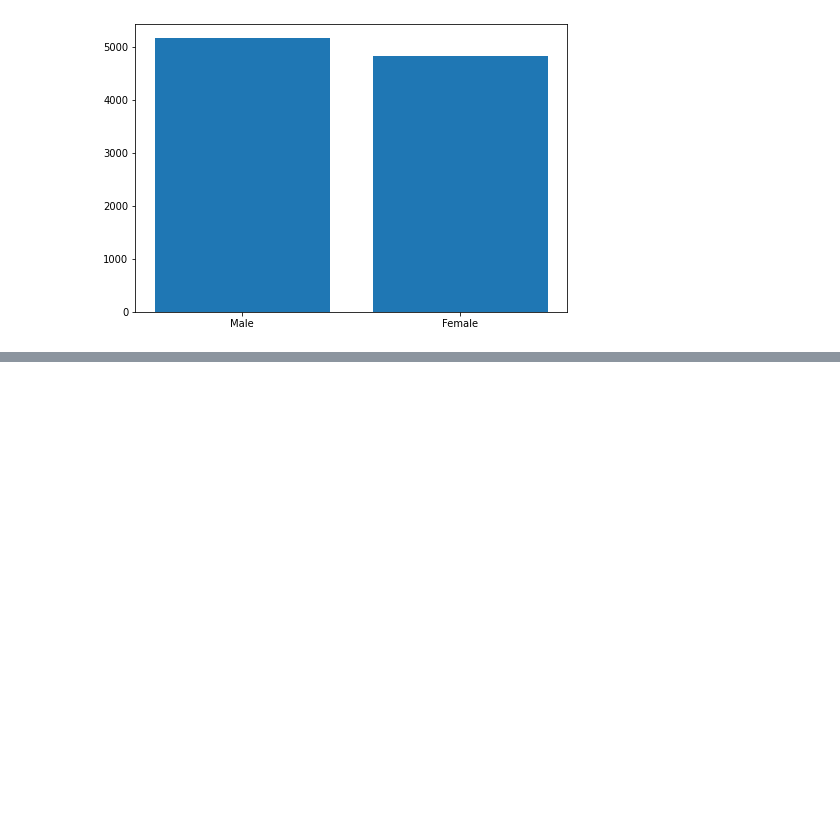
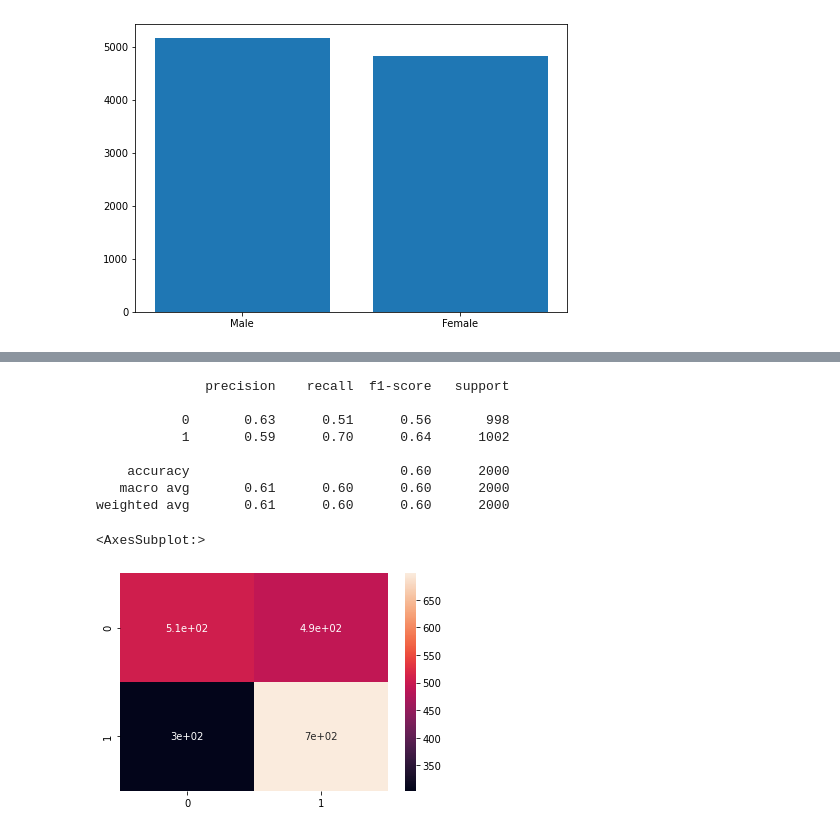
Before and after one commit to link4rkv/age-gender-prediction, a Jupyter notebook: age-gender-prediction.ipynb, the cells around one changed output, grey strips where cells are left out. Drawn from its saved outputs; the diff is of its cells as text; code cells hidden in the pictures; blank space fills up the shorter version.

```diff
--- a/age-gender-prediction.ipynb
+++ b/age-gender-prediction.ipynb
@@ -161,0 +180,24 @@ Predicted Gender: Male
+# %%
+from sklearn.metrics import confusion_matrix
+from sklearn.metrics import classification_report
+
+import seaborn as sns
+
+gender_pred = list(map(lambda e : int(np.round(e)), predictions[1]))
+
+report = classification_report(Y_test_final[1], gender_pred)
+results = confusion_matrix(Y_test_final[1], gender_pred)
+
+print(report)
+sns.heatmap(results, annot = True)
+# %% [output]
+              precision    recall  f1-score   support
+
+           0       0.63      0.51      0.56       998
+           1       0.59      0.70      0.64      1002
+
+    accuracy                           0.60      2000
+   macro avg       0.61      0.60      0.60      2000
+weighted avg       0.61      0.60      0.60      2000
+<AxesSubplot:>
+[figure, added]
```
Also changed, not shown: parts of 4 cells of this notebook.
